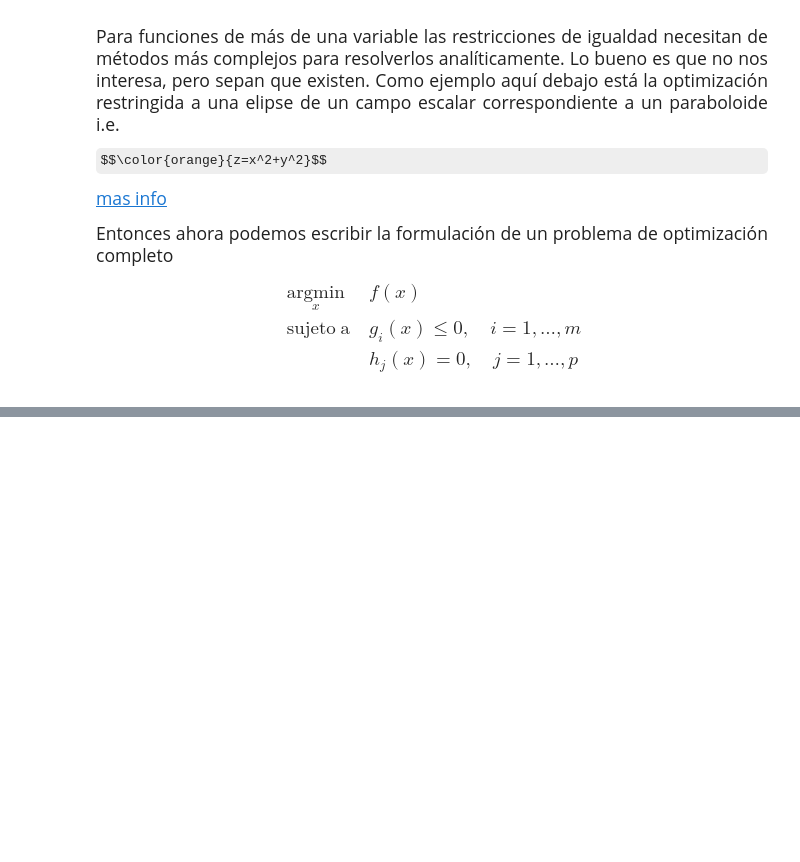
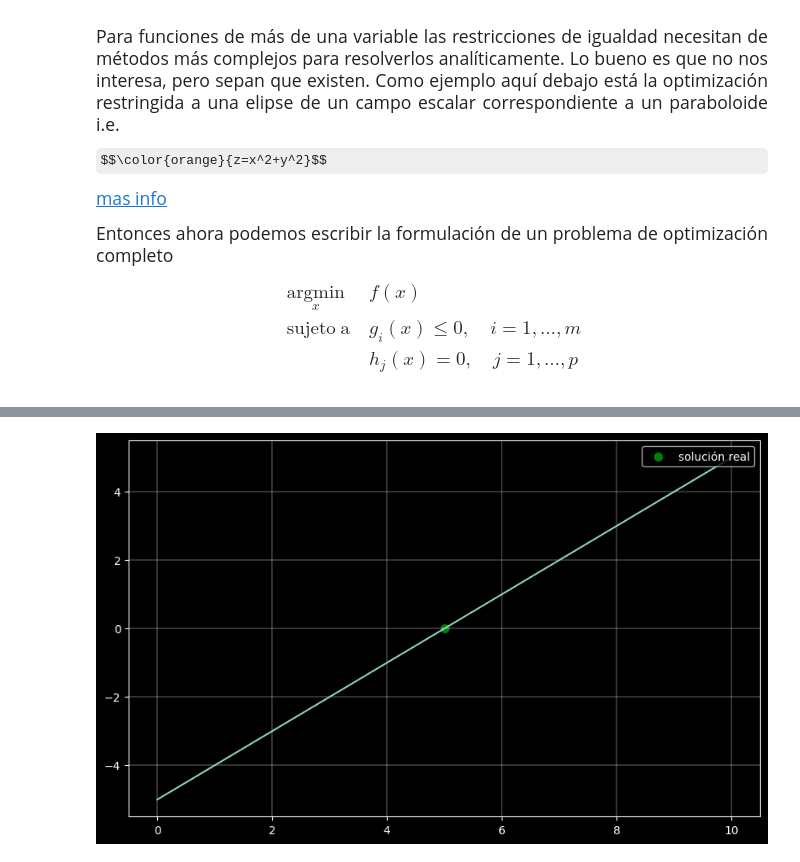
Before and after one commit to SunFanton/python-courses, a Jupyter notebook: maths-for-ai/5_Optimizacion/Optimizacion.ipynb, the cells around one changed output, grey strips where cells are left out. Cells and saved outputs as stored; diff of their text form; code cells hidden in the pictures; some formulas as TeX source; blank space fills up the shorter version.

```diff
--- a/maths-for-ai/5_Optimizacion/Optimizacion.ipynb
+++ b/maths-for-ai/5_Optimizacion/Optimizacion.ipynb
@@ -508,0 +612,15 @@ $$\begin{aligned}&{\underset {x}{\operatorname {arg min} }}&&f(x)\\&\operatornam
+# %%
+x_n = np.linspace(0,10,100)
+y_n = x_n-5
+
+plt.figure(figsize=(10,6))
+plt.plot(x_n,y_n)
+plt.grid(linewidth=0.3)
+
+plt.scatter(5, 0, color='green', s=50, label="solución real")
+
+plt.legend(loc=1)
+
+plt.show()
+# %% [output]
+[figure, added]
```
Also changed, not shown: parts of 31 cells of this notebook, 8 other files.
